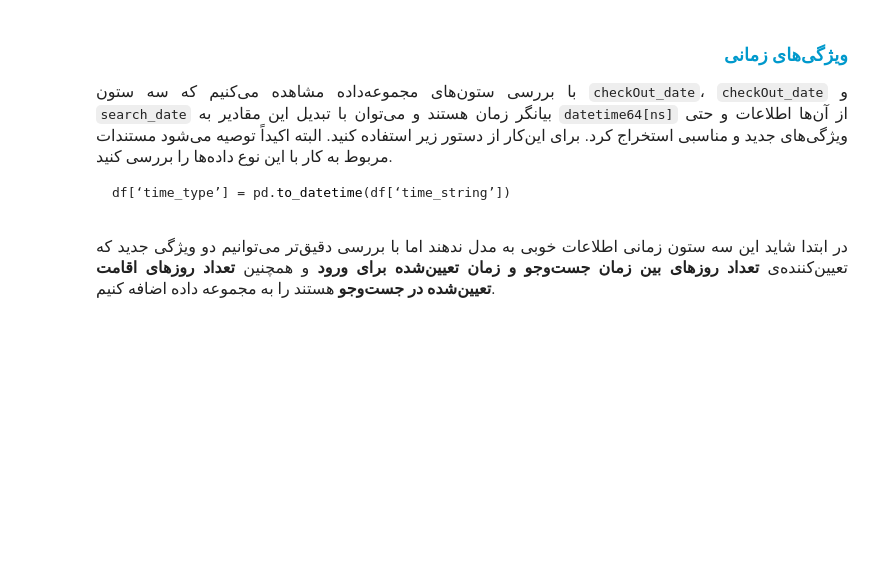
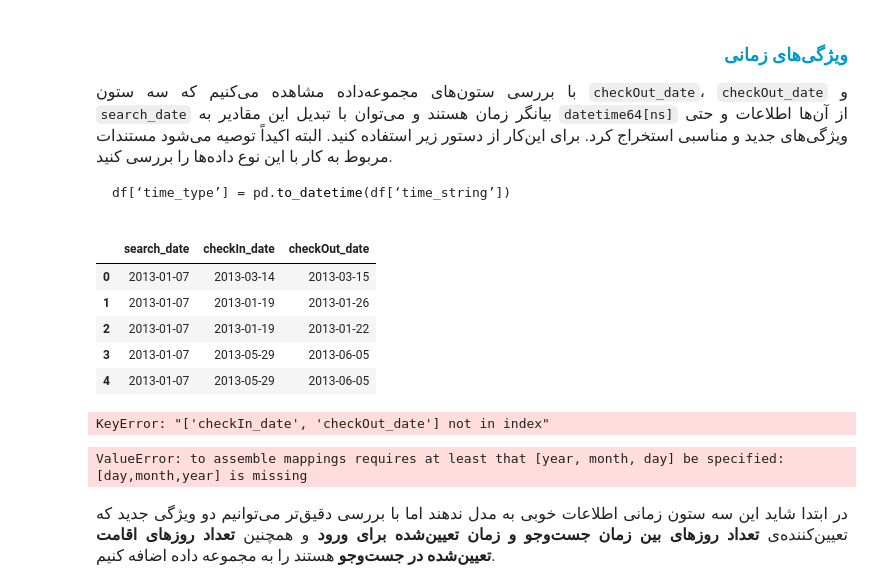
Before and after one commit to Hossein-John/Deep_learning, a Jupyter notebook: First Project/1/will_not_travel_again/will_not_travel_again/will_not_travel_again.ipynb, the cells around one changed output. Cells and saved outputs as stored; diff of their text form; code cells hidden in the pictures; blank space fills up the shorter version.

````diff
--- a/First Project/1/will_not_travel_again/will_not_travel_again/will_not_travel_again.ipynb
+++ b/First Project/1/will_not_travel_again/will_not_travel_again/will_not_travel_again.ipynb
@@ -146,7 +153,8 @@ train.head()
 </font>
 </p>
 # %%
-# TODO : Drop columns = ['user'] for both train and test sets
+train.drop('user', axis = 1, inplace= True)
+test.drop('user', axis = 1, inplace= True)
 # %% [markdown]
 <h3 align=right style="line-height:200%;font-family:vazir;color:#0099cc">
 <font face="vazir" color="#0099cc">
@@ -161,4 +169,20 @@ train.head()
 </font>
 </p>
 # %%
-# TODO : check is_booking where checkIn_date or checkOut_date is null
+missing_checkIn = train[train['checkIn_date'].isnull()]
+missing_checkOut = train[train['checkOut_date'].isnull()]
+
+missing_checkIn_is_booking_0 = missing_checkIn[missing_checkIn['is_booking'] == 0]
+missing_checkOut_is_booking_0 = missing_checkOut[missing_checkOut['is_booking'] == 0]
+
+percent_missing_checkIn = len(missing_checkIn_is_booking_0) / len(missing_checkIn) * 100
+percent_missing_checkOut = len(missing_checkOut_is_booking_0) / len(missing_checkOut) * 100
+
+print(f"Percent of missing checkIn_date where is_booking == 0: {percent_missing_checkIn}%")
+print(f"Percent of missing checkOut_date where is_booking == 0: {percent_missing_checkOut}%")
+
+if percent_missing_checkIn > 99:
+    train.dropna(subset=['checkIn_date'], inplace=True)
+
+if percent_missing_checkOut > 99:
+    train.dropna(subset=['checkOut_date'], inplace=True)
@@ -208,3 +309,12 @@ train.isna().sum()
 df[‘time_type’] = pd.to_datetime(df[‘time_string’])
 ```
 </p>
+# %%
+train[time_columns].head()
+# %% [output]
+|  | search_date | checkIn_date | checkOut_date |
+| 0 | 2013-01-07 | 2013-03-14 | 2013-03-15 |
+| 1 | 2013-01-07 | 2013-01-19 | 2013-01-26 |
+| 2 | 2013-01-07 | 2013-01-19 | 2013-01-22 |
+| 3 | 2013-01-07 | 2013-05-29 | 2013-06-05 |
+| 4 | 2013-01-07 | 2013-05-29 | 2013-06-05 |
@@ -211,7 +324,17 @@ df[‘time_type’] = pd.to_datetime(df[‘time_string’])
+# %%
+# تبدیل ستون‌های تاریخ به datetime و پر کردن مقادیر نامعتبر با NaT
+train[time_columns] = train[time_columns].apply(pd.to_datetime, errors='coerce')
+test[time_columns] = test[time_columns].apply(pd.to_datetime, errors='coerce')
+# %% [output]
+KeyError: "['checkIn_date', 'checkOut_date'] not in index"
 # %%
 # TODO : change type of columns in time_columns into datetime64[ns]
 
 time_columns = ['search_date', 'checkIn_date', 'checkOut_date']
+train[time_columns] = pd.to_datetime(train[time_columns])
+test[time_columns] = pd.to_datetime(test[time_columns])
+# %% [output]
+ValueError: to assemble mappings requires at least that [year, month, day] be specified: [day,month,year] is missing
 # %% [markdown]
 
 <p dir=rtl style="direction: rtl; text-align: justify; line-height:200%; font-family:vazir; font-size:medium">
````
Also changed, not shown: parts of 12 cells of this notebook.
